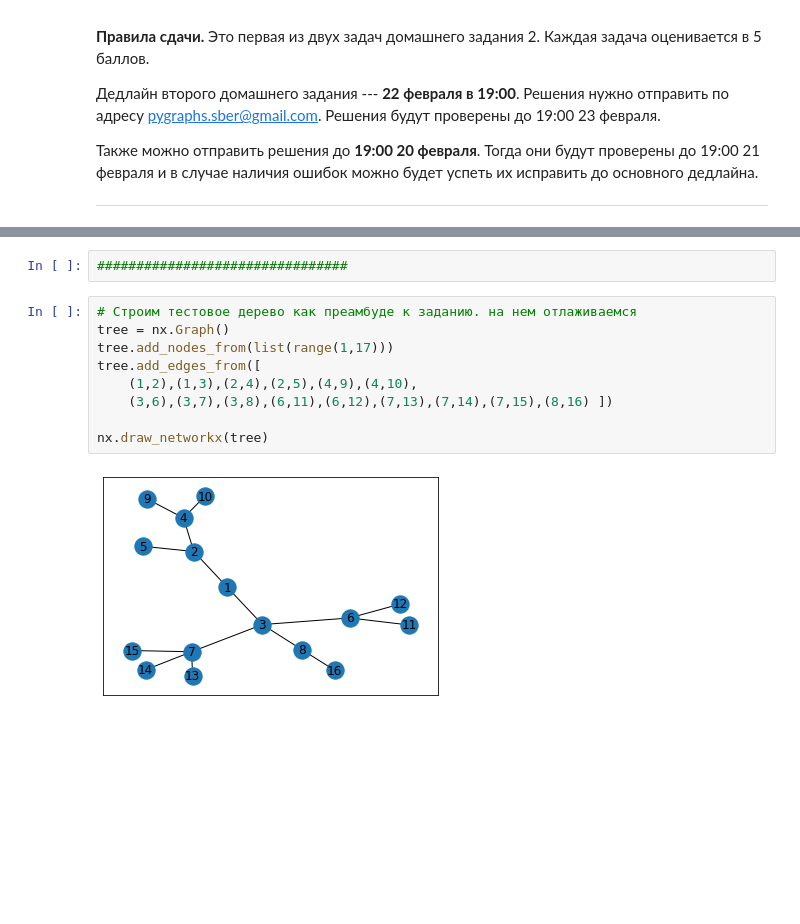
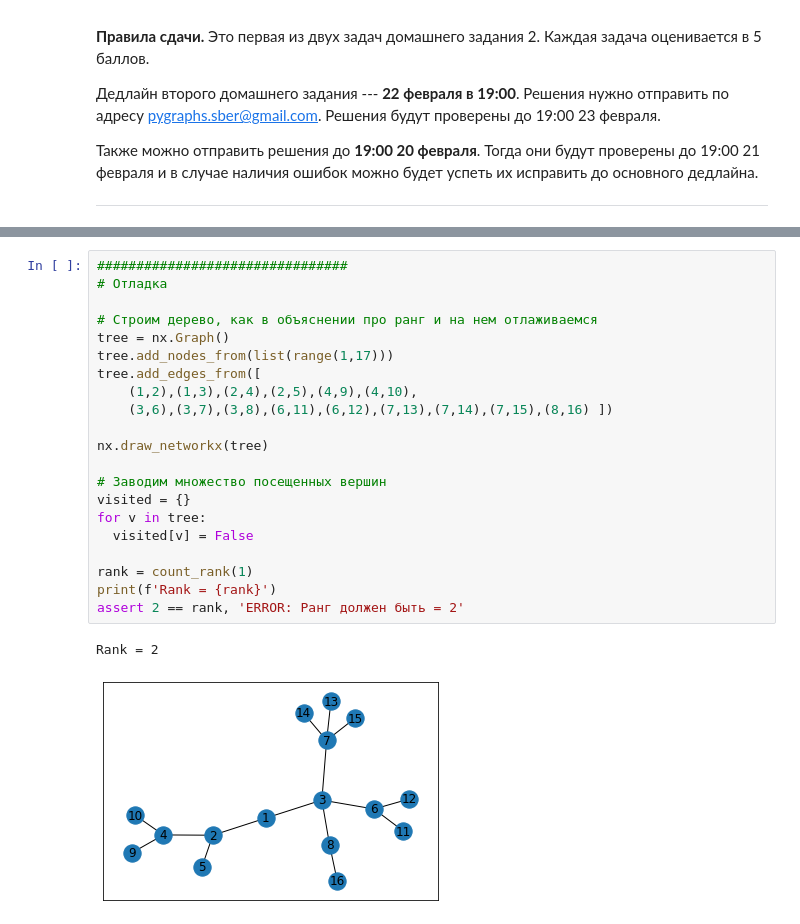
Before and after one commit to root-epifit/Graphs, a Jupyter notebook: Week_2/HW2/hw2-1.ipynb, the cells around one changed output, grey strips where cells are left out. Cells and saved outputs as stored; diff of their text form; blank space fills up the shorter version.

```diff
--- a/Week_2/HW2/hw2-1.ipynb
+++ b/Week_2/HW2/hw2-1.ipynb
@@ -117,14 +113,25 @@ print(f'Ранг дерева: {count_rank(0)}')
 Ранг дерева: 4
-# %%
-################################
 # %%
-# Строим тестовое дерево как преамбуде к заданию. на нем отлаживаемся
+################################
+# Отладка
+
+# Строим дерево, как в объяснении про ранг и на нем отлаживаемся
 tree = nx.Graph()
 tree.add_nodes_from(list(range(1,17)))
 tree.add_edges_from([
     (1,2),(1,3),(2,4),(2,5),(4,9),(4,10),
     (3,6),(3,7),(3,8),(6,11),(6,12),(7,13),(7,14),(7,15),(8,16) ])
 
 nx.draw_networkx(tree)
+
+# Заводим множество посещенных вершин
+visited = {}
+for v in tree:
+  visited[v] = False
+
+rank = count_rank(1)
+print(f'Rank = {rank}')
+assert 2 == rank, 'ERROR: Ранг должен быть = 2'
 # %% [output]
+Rank = 2
-[figure, old version]
+[figure, new version]
```
Also changed, not shown: parts of 4 cells of this notebook.
